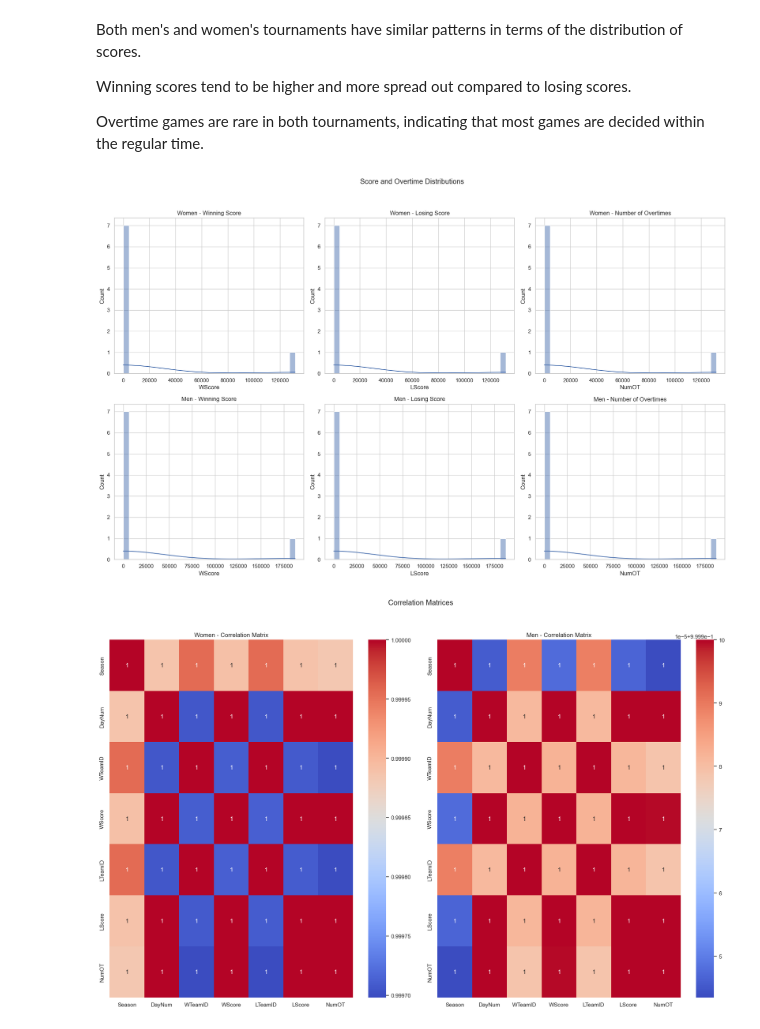
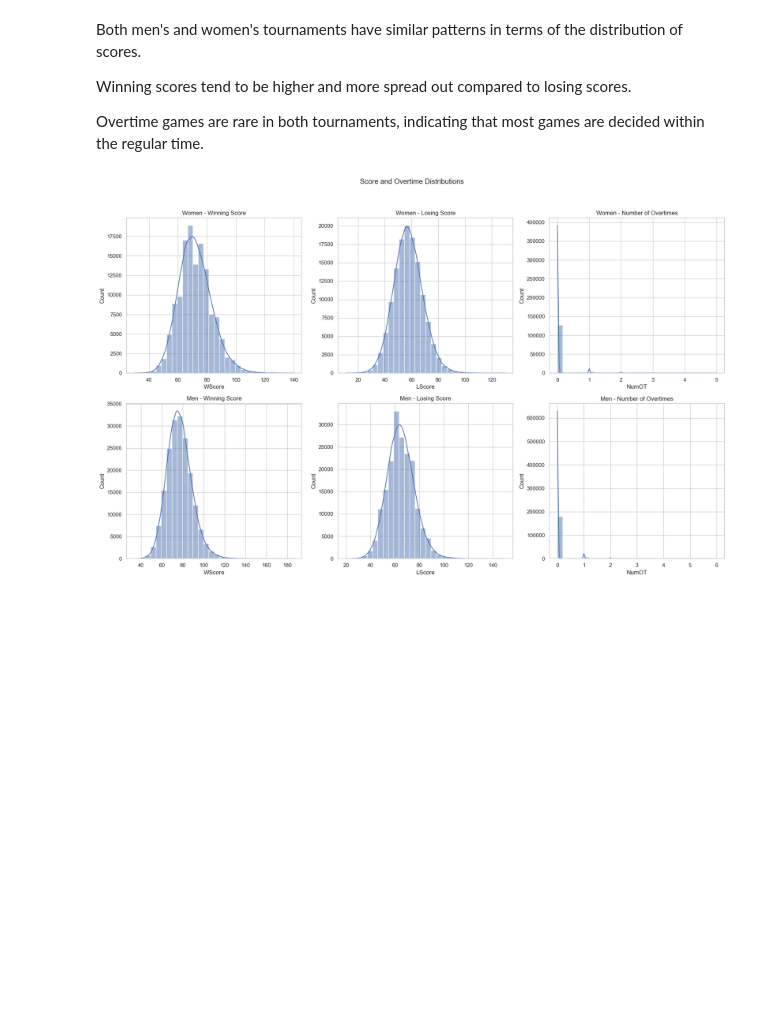
Before and after one commit to Shubhampalav017/Basketball_Bracket_Forecasting_2024, a Jupyter notebook: notebook/EDA.ipynb, the cells around one changed output. Cells and saved outputs as stored; diff of their text form; code cells hidden in the pictures; blank space fills up the shorter version.

```diff
--- a/notebook/EDA.ipynb
+++ b/notebook/EDA.ipynb
@@ -405,39 +405,20 @@ Winning scores tend to be higher and more spread out compared to losing scores.
 Overtime games are rare in both tournaments, indicating that most games are decided within the regular time.
 # %%
 
-WRegularSeasonCompactResults = WRegularSeasonCompactResults.describe()
-
-
-MRegularSeasonCompactResults = MRegularSeasonCompactResults.describe()
-
-T
+# Plotting histograms for WScore, LScore, and NumOT
 fig, axes = plt.subplots(2, 3, figsize=(18, 12))
 fig.suptitle('Score and Overtime Distributions')
 
 # Women's dataset
 sns.histplot(WRegularSeasonCompactResults['WScore'], bins=30, kde=True, ax=axes[0, 0]).set_title('Women - Winning Score')
 sns.histplot(WRegularSeasonCompactResults['LScore'], bins=30, kde=True, ax=axes[0, 1]).set_title('Women - Losing Score')
 sns.histplot(WRegularSeasonCompactResults['NumOT'], bins=30, kde=True, ax=axes[0, 2]).set_title('Women - Number of Overtimes')
 
 # Men's dataset
 sns.histplot(MRegularSeasonCompactResults['WScore'], bins=30, kde=True, ax=axes[1, 0]).set_title('Men - Winning Score')
 sns.histplot(MRegularSeasonCompactResults['LScore'], bins=30, kde=True, ax=axes[1, 1]).set_title('Men - Losing Score')
 sns.histplot(MRegularSeasonCompactResults['NumOT'], bins=30, kde=True, ax=axes[1, 2]).set_title('Men - Number of Overtimes')
 
 plt.tight_layout(rect=[0, 0.03, 1, 0.95])
-
-# Correlation matrices
-womens_corr = WRegularSeasonCompactResults.corr()
-mens_corr = MRegularSeasonCompactResults.corr()
-
-
-fig, axes = plt.subplots(1, 2, figsize=(18, 12))
-fig.suptitle('Correlation Matrices')
-
-sns.heatmap(womens_corr, annot=True, cmap='coolwarm', ax=axes[0]).set_title('Women - Correlation Matrix')
-sns.heatmap(mens_corr, annot=True, cmap='coolwarm', ax=axes[1]).set_title('Men - Correlation Matrix')
-
-plt.tight_layout(rect=[0, 0.03, 1, 0.95])
 # %% [output]
-[figure, old version]
+[figure, new version]
-[figure, removed]
```
Also changed, not shown: parts of 15 cells of this notebook.
